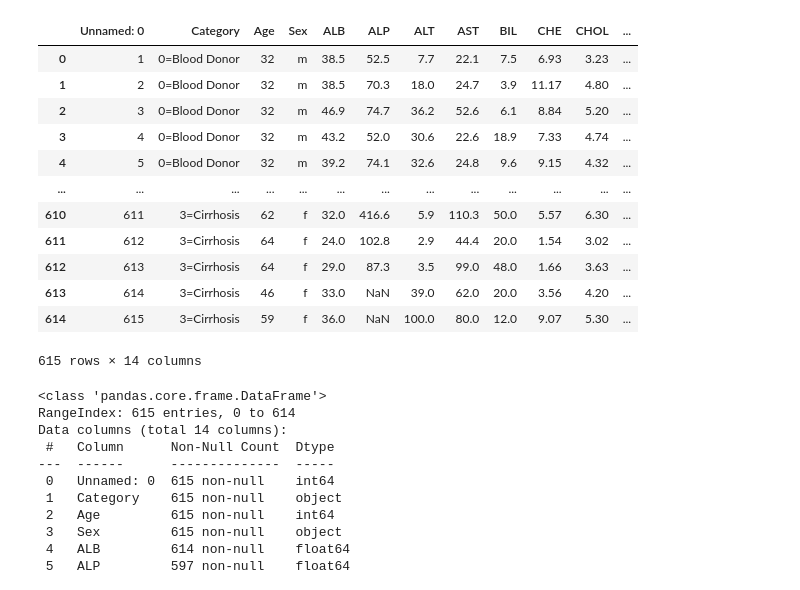
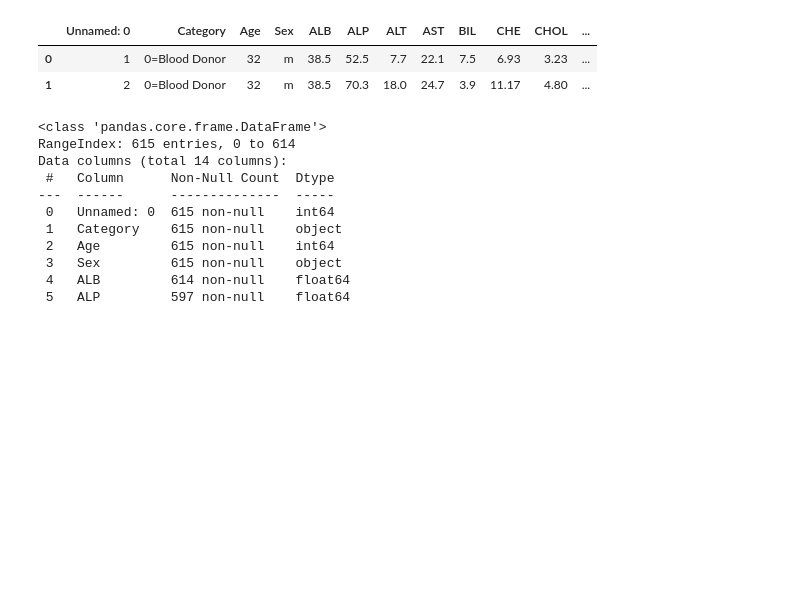
Before and after one commit to Omuk/Fullstack-Data-Analyst, a Jupyter notebook: Learning/code_examples/practice/practice_field.ipynb, the cells around one changed output. Cells and saved outputs as stored; diff of their text form; code cells hidden in the pictures; blank space fills up the shorter version.

Commit message:
data

```diff
--- a/Learning/code_examples/practice/practice_field.ipynb
+++ b/Learning/code_examples/practice/practice_field.ipynb
@@ -21,21 +20,10 @@ from sklearn.preprocessing import LabelEncoder,OrdinalEncoder,OneHotEncoder,MinM
 # %%
 data = pd.read_csv(r'c:\Github\Fullstack-Data-Analyst\Learning\the_data\data-lab-5-hcv.csv')
-
-data
+data.head(2)
 # %% [output]
 |  | Unnamed: 0 | Category | Age | Sex | ALB | ALP | ALT | AST | BIL | CHE | CHOL | ... |
 | 0 | 1 | 0=Blood Donor | 32 | m | 38.5 | 52.5 | 7.7 | 22.1 | 7.5 | 6.93 | 3.23 | ... |
 | 1 | 2 | 0=Blood Donor | 32 | m | 38.5 | 70.3 | 18.0 | 24.7 | 3.9 | 11.17 | 4.80 | ... |
-| 2 | 3 | 0=Blood Donor | 32 | m | 46.9 | 74.7 | 36.2 | 52.6 | 6.1 | 8.84 | 5.20 | ... |
-| 3 | 4 | 0=Blood Donor | 32 | m | 43.2 | 52.0 | 30.6 | 22.6 | 18.9 | 7.33 | 4.74 | ... |
-| 4 | 5 | 0=Blood Donor | 32 | m | 39.2 | 74.1 | 32.6 | 24.8 | 9.6 | 9.15 | 4.32 | ... |
-| ... | ... | ... | ... | ... | ... | ... | ... | ... | ... | ... | ... | ... |
-| 610 | 611 | 3=Cirrhosis | 62 | f | 32.0 | 416.6 | 5.9 | 110.3 | 50.0 | 5.57 | 6.30 | ... |
-| 611 | 612 | 3=Cirrhosis | 64 | f | 24.0 | 102.8 | 2.9 | 44.4 | 20.0 | 1.54 | 3.02 | ... |
-| 612 | 613 | 3=Cirrhosis | 64 | f | 29.0 | 87.3 | 3.5 | 99.0 | 48.0 | 1.66 | 3.63 | ... |
-| 613 | 614 | 3=Cirrhosis | 46 | f | 33.0 | NaN | 39.0 | 62.0 | 20.0 | 3.56 | 4.20 | ... |
-| 614 | 615 | 3=Cirrhosis | 59 | f | 36.0 | NaN | 100.0 | 80.0 | 12.0 | 9.07 | 5.30 | ... |
-615 rows × 14 columns
 # %%
 data.info()
 # %% [output]
```
Also changed, not shown: parts of 16 cells of this notebook.
